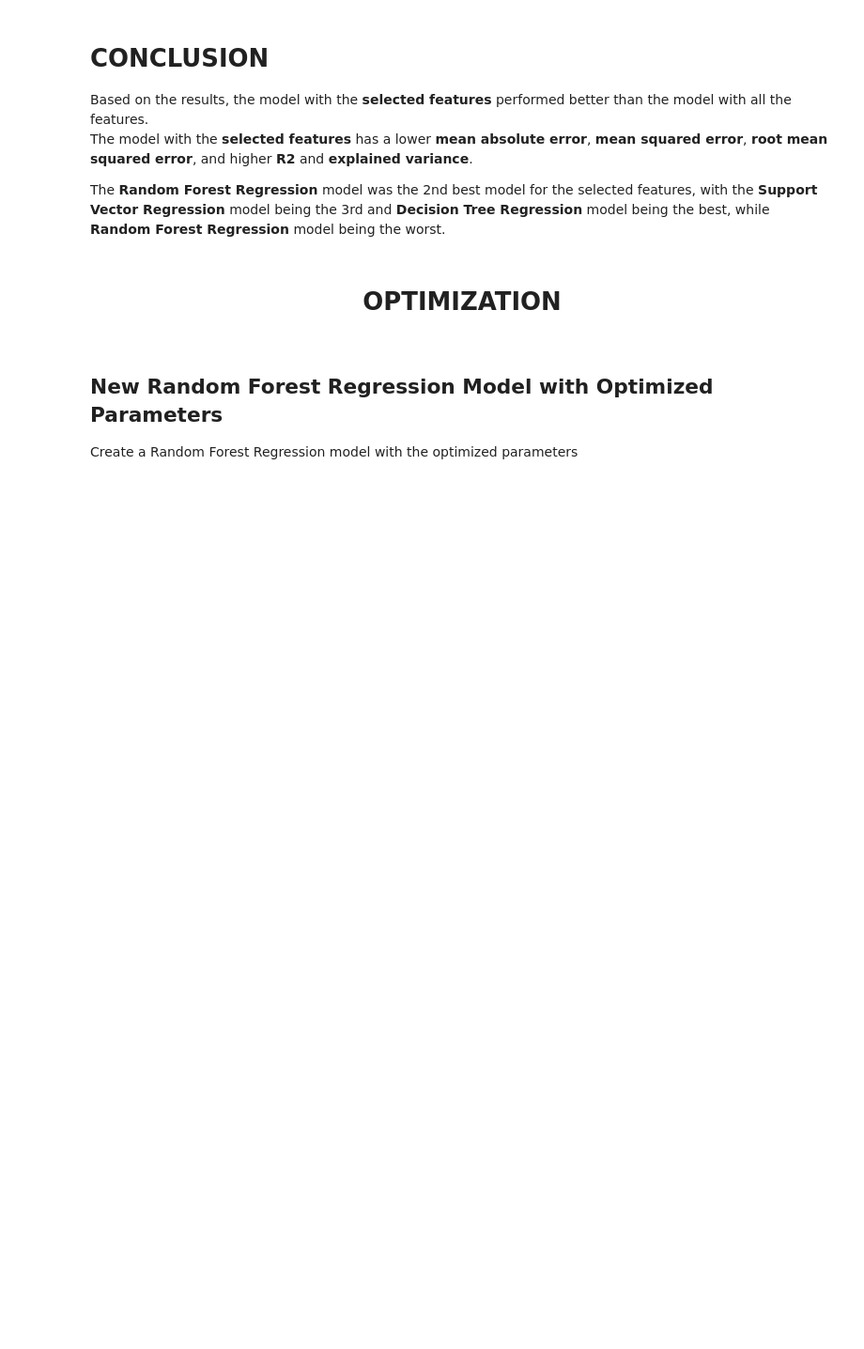
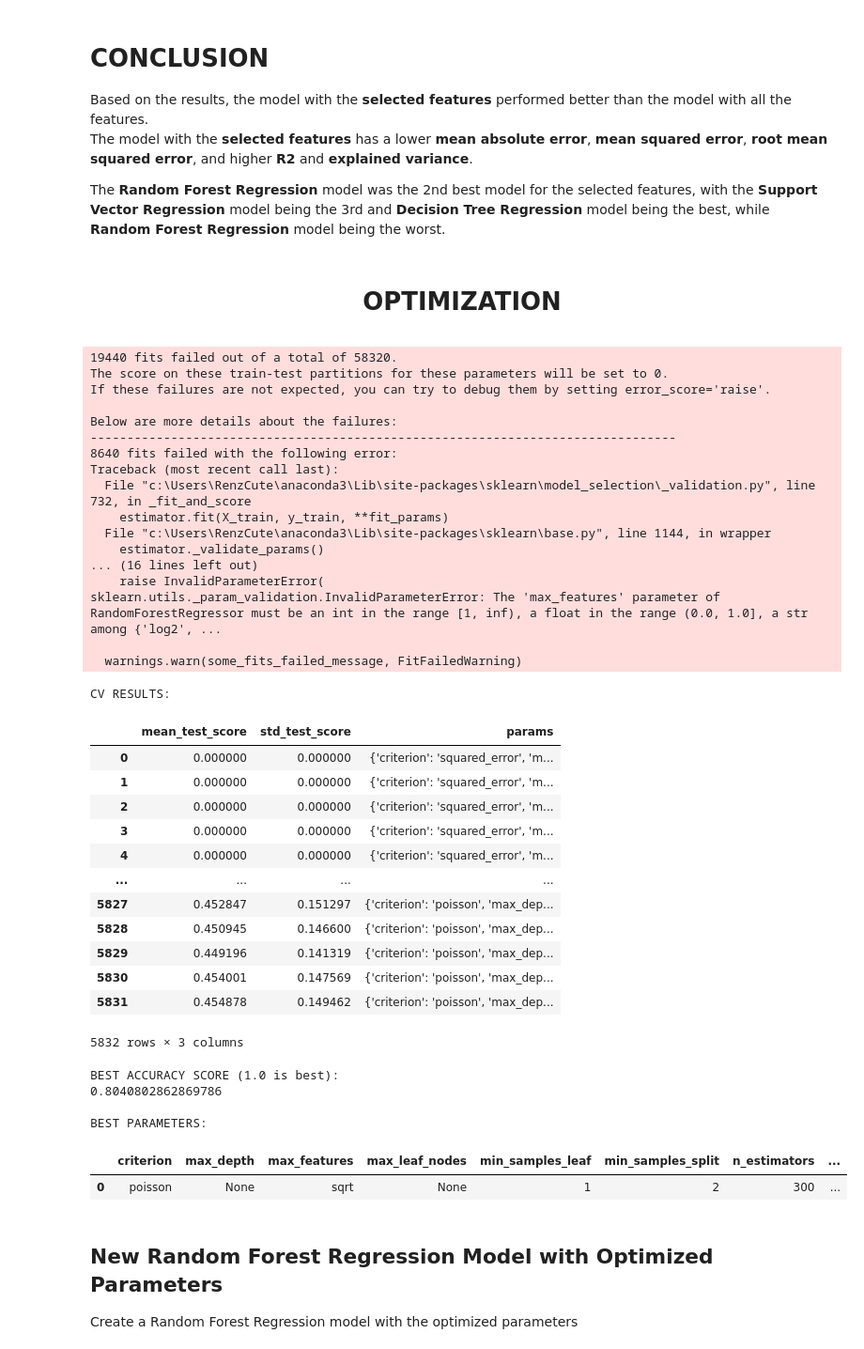
Before and after one commit to RenzVillegas24/JupyterML, a Jupyter notebook: 24.01.10_Activity_1/Group 11_Random Forest Regression.ipynb, the cells around one changed output. Shown: that part at 94% size. Drawn from its saved outputs; the diff is of its cells as text; code cells hidden in the pictures; blank space fills up the shorter version.

Commit message:
tapos na radom forest!

```diff
--- a/24.01.10_Activity_1/Group 11_Random Forest Regression.ipynb
+++ b/24.01.10_Activity_1/Group 11_Random Forest Regression.ipynb
@@ -602,40 +602,71 @@ parameters = {
     'n_estimators': [300, 500, 700],
     'max_depth': [None, 10, 20],
     'min_samples_split': [2, 5, 10],
     'min_samples_leaf': [1, 2, 4],
     'max_features': ['auto', 'sqrt', 'log2'],
     'max_leaf_nodes': [None, 10, 20],
-    'min_impurity_decrease': [0, 0.1, 0.2],
-    'ccp_alpha': [0, 0.1, 0.2],
 
     'criterion': ['squared_error', 'absolute_error', 'friedman_mse', 'poisson'],
-    'bootstrap': [True, False],
     'oob_score': [True, False],
-    'warm_start': [True, False],
-    'ccp_alpha': [0, 0.1, 0.2],
-    'max_samples': [None, 10, 20],
-
 }
 
 # Create GridSearchCV object
 sel_grid_search = GridSearchCV(estimator=RandomForestRegressor(),
                                param_grid=parameters,
                                scoring='r2',
                                cv=10,
                                n_jobs=-1,
                                error_score=0)
 
 # Fit the grid search to the data
 sel_grid_search = sel_grid_search.fit(X_sel, Y_sel)
 
 print(f"CV RESULTS:")
 display(pd.DataFrame(sel_grid_search.cv_results_)[['mean_test_score', 'std_test_score', 'params']])
 
 color = "\033[92m" if sel_grid_search.best_score_ > 0.5 else "\033[91m"
 print(f"BEST ACCURACY SCORE (1.0 is best): \n\033[1m{color}{sel_grid_search.best_score_}\033[0m\n")
 
 print(f"BEST PARAMETERS:")
 display(pd.DataFrame(sel_grid_search.best_params_, index=[0]))
+# %% [output]
+19440 fits failed out of a total of 58320.
+The score on these train-test partitions for these parameters will be set to 0.
+If these failures are not expected, you can try to debug them by setting error_score='raise'.
+
+Below are more details about the failures:
+--------------------------------------------------------------------------------
+8640 fits failed with the following error:
+Traceback (most recent call last):
+  File "c:\Users\RenzCute\anaconda3\Lib\site-packages\sklearn\model_selection\_validation.py", line 732, in _fit_and_score
+    estimator.fit(X_train, y_train, **fit_params)
+  File "c:\Users\RenzCute\anaconda3\Lib\site-packages\sklearn\base.py", line 1144, in wrapper
+    estimator._validate_params()
+... (16 lines left out)
+    raise InvalidParameterError(
+sklearn.utils._param_validation.InvalidParameterError: The 'max_features' parameter of RandomForestRegressor must be an int in the range [1, inf), a float in the range (0.0, 1.0], a str among {'log2', ...
+
+  warnings.warn(some_fits_failed_message, FitFailedWarning)
+CV RESULTS:
+|  | mean_test_score | std_test_score | params |
+| 0 | 0.000000 | 0.000000 | {'criterion': 'squared_error', 'm... |
+| 1 | 0.000000 | 0.000000 | {'criterion': 'squared_error', 'm... |
+| 2 | 0.000000 | 0.000000 | {'criterion': 'squared_error', 'm... |
+| 3 | 0.000000 | 0.000000 | {'criterion': 'squared_error', 'm... |
+| 4 | 0.000000 | 0.000000 | {'criterion': 'squared_error', 'm... |
+| ... | ... | ... | ... |
+| 5827 | 0.452847 | 0.151297 | {'criterion': 'poisson', 'max_dep... |
+| 5828 | 0.450945 | 0.146600 | {'criterion': 'poisson', 'max_dep... |
+| 5829 | 0.449196 | 0.141319 | {'criterion': 'poisson', 'max_dep... |
+| 5830 | 0.454001 | 0.147569 | {'criterion': 'poisson', 'max_dep... |
+| 5831 | 0.454878 | 0.149462 | {'criterion': 'poisson', 'max_dep... |
+5832 rows × 3 columns
+BEST ACCURACY SCORE (1.0 is best):
+0.8040802862869786
+
+BEST PARAMETERS:
+|  | criterion | max_depth | max_features | max_leaf_nodes | min_samples_leaf | min_samples_split | n_estimators | ... |
+| 0 | poisson | None | sqrt | None | 1 | 2 | 300 | ... |
 # %% [markdown]
 <h2>New Random Forest Regression Model with Optimized Parameters</h2>
 Create a Random Forest Regression model with the optimized parameters
```
